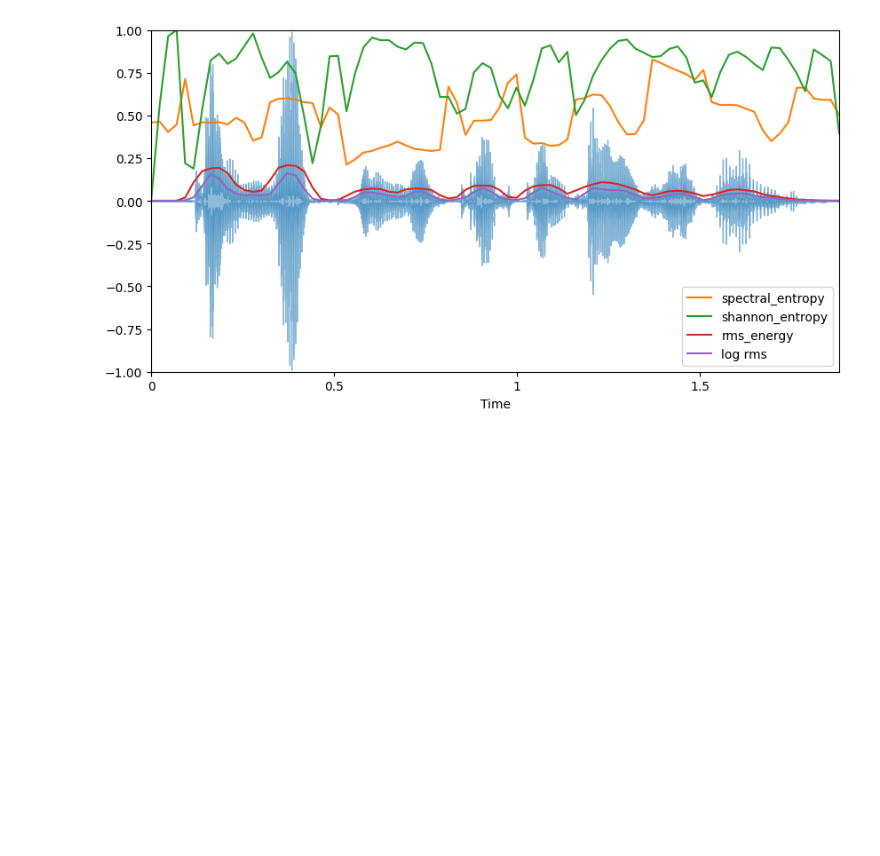
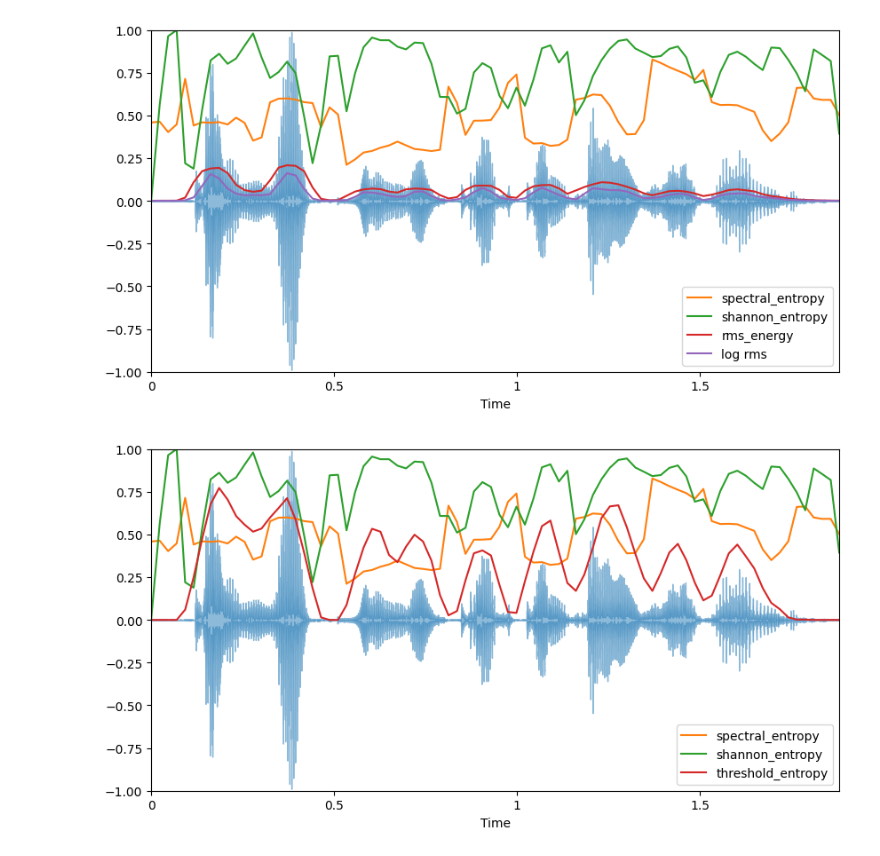
Before and after one commit to kimlindner/automatic_speech_emotion_recognition, a Jupyter notebook: notebooks/data_exploration.ipynb, the cells around one changed output. Saved outputs shown, nothing was run; the diff lists cells and outputs as text; code cells hidden in the pictures; blank space fills up the shorter version.

```diff
--- a/notebooks/data_exploration.ipynb
+++ b/notebooks/data_exploration.ipynb
@@ -399,38 +486,6 @@ ax[1].set(title='log Power spectrogram')
 # %% [output]
 [Text(0.5, 1.0, 'log Power spectrogram')]
 [figure]
-# %%
-# function to visualize different features across the wave signal
-def feature_visualization(y, sf, features, title=None, base=2, hop_length=512, frame_length=2048):
-    t = librosa.frames_to_time(range(feature_length_computation(y, sf, hop_length=hop_length, frame_length=frame_length)
-                                    ), hop_length=hop_length)
-
-    plt.figure(figsize=(10, 5))
-    librosa.display.waveshow(y, alpha=0.5)
-    if 'spectral_entropy' in features:
-        plt.plot(t, spectral_entropy(y, sf), label='spectral_entropy')
-    if 'shannon_entropy' in features:
-        plt.plot(t, shannon_entropy(y, base=base), label='shannon_entropy')
-    if 'rms' in features:
-        plt.plot(t, RMS_energy(y), label='rms_energy')
-    if 'rms_log' in features:
-        plt.plot(t, RMS_log_entropy(y), label='log rms')
-    if 'ae' in features:
-        plt.plot(t, amplitude_envelope(y), label='amplitude_envelope')
-    if 'zcr' in features:
-        print(f"Overall number of zero crossings: {sum(librosa.zero_crossings(y))}")
-        plt.plot(t, ZCR(y), color="r", label='zcr')
-    if 'energy1' in features:
-        plt.plot(t, energy(y), label='energy1')
-    if 'energy2' in features:
-        plt.plot(t, energy2(y), label='energy2')
-
-
-    plt.ylim((-1, 1))
-    plt.xlim((t[0],t[-1]))
-    plt.legend()
-    plt.title(title)
-    plt.show()
 # %%
 def amplitude_envelope(y, frame_length=2048, hop_length=512):
   return np.array([max(y[i:i+frame_length]) for i in range(0, y.size, hop_length)])
@@ -647,0 +705,4 @@ feature_visualization(audio1, sample_rate1, ['spectral_entropy', 'shannon_entrop
+# %%
+feature_visualization(audio1, sample_rate1, ['spectral_entropy', 'shannon_entropy', 'threshold_entropy'])
+# %% [output]
+[figure, added]
```
Also changed, not shown: parts of 33 cells of this notebook.
